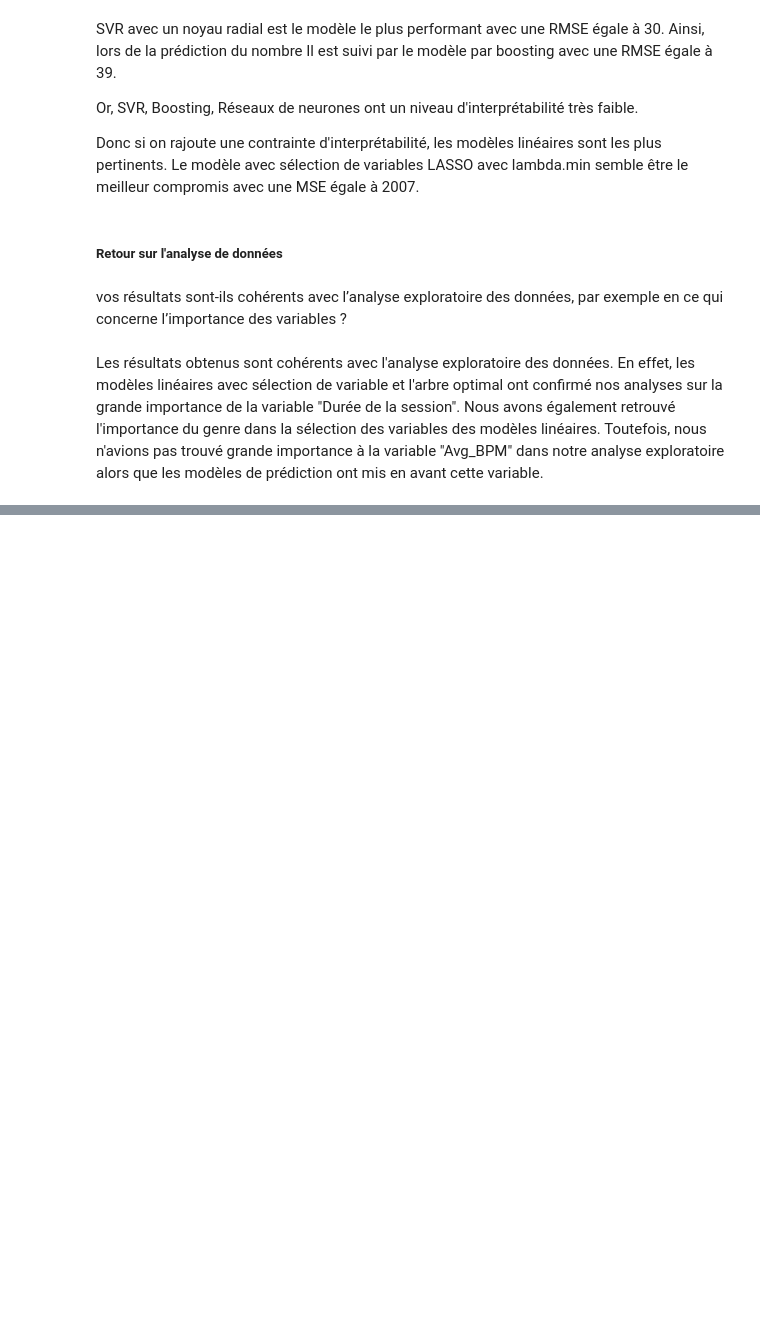
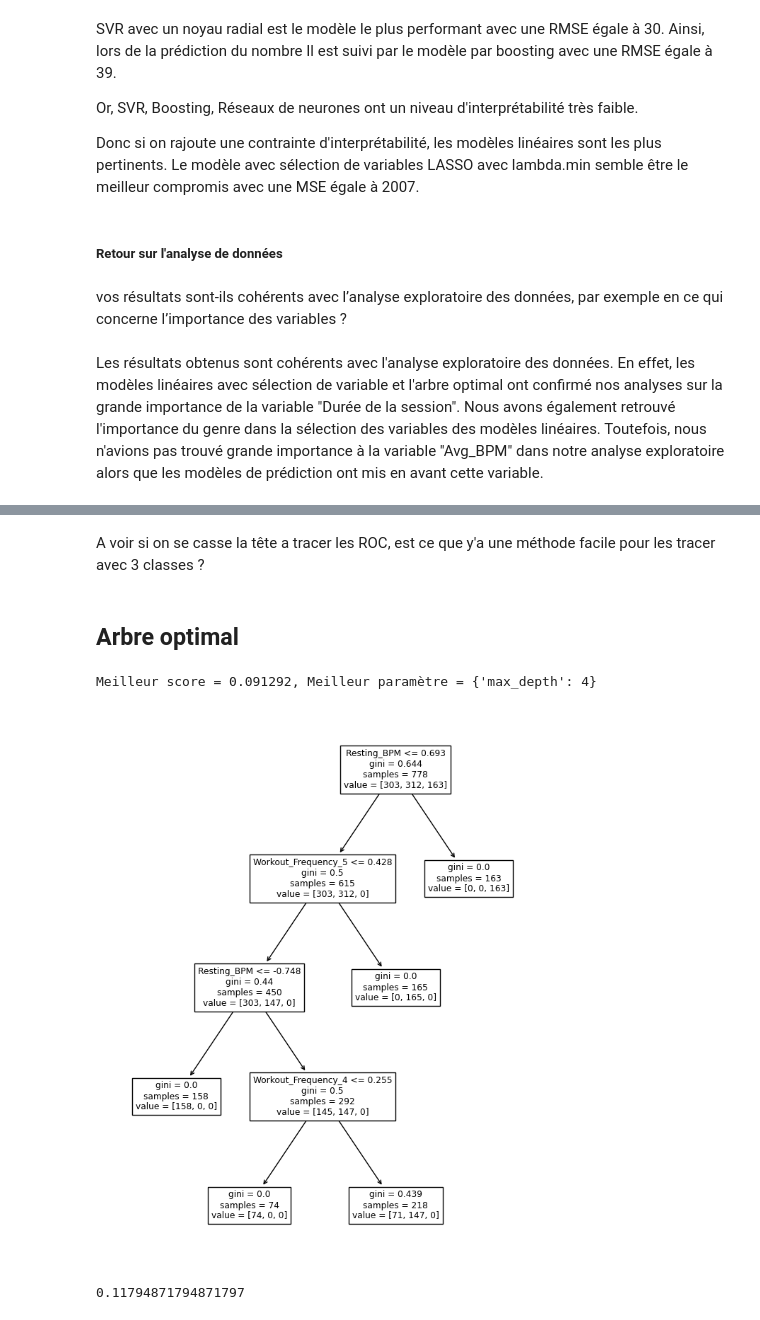
Before and after one commit to QUENTINTOUIL/Projet_ML, a Jupyter notebook: Python.ipynb, the cells around one changed output, grey strips where cells are left out. Saved outputs shown, nothing was run; the diff lists cells and outputs as text; code cells hidden in the pictures; blank space fills up the shorter version.

```diff
--- a/Python.ipynb
+++ b/Python.ipynb
@@ -560,0 +419,7 @@ Les résultats obtenus sont cohérents avec l'analyse exploratoire des données.
+# %%
+dfC2=pd.concat([GymDum,gymQuant],axis=1)
+dfC2=dfC2.drop(columns=["Experience_Level_1","Experience_Level_2", "Experience_Level_3"])
+
+dfC3=pd.concat([GymDum2,gymQuant],axis=1)
+
+dfC2.head()
@@ -560,0 +435,5 @@ Les résultats obtenus sont cohérents avec l'analyse exploratoire des données.
+# %%
+X1_train,X1_test,Y1_train,Y1_test=train_test_split(dfC2,Y1,test_size=0.2,random_state=17)
+X2_train,X2_test,Y2_train,Y2_test=train_test_split(dfC2,Y2,test_size=0.2,random_state=17)
+X3_train,X3_test,Y3_train,Y3_test=train_test_split(dfC2,Y3,test_size=0.2,random_state=17)
+X_train,X_test,Yb_train,Yb_test=train_test_split(dfC3,Yb,test_size=0.2,random_state=17)
@@ -560,0 +442,15 @@ Les résultats obtenus sont cohérents avec l'analyse exploratoire des données.
+# %%
+scaler = StandardScaler()
+scaler.fit(X1_train)
+scaler.fit(X2_train)
+scaler.fit(X3_train)
+scaler.fit(X_train)
+
+Xb1_train = scaler.fit_transform(X1_train)
+Xb1_test = scaler.transform(X1_test)
+Xb2_train = scaler.fit_transform(X2_train)
+Xb2_test = scaler.transform(X2_test)
+Xb3_train = scaler.fit_transform(X3_train)
+Xb3_test = scaler.transform(X3_test)
+Xb_train = scaler.fit_transform(X_train)
+Xb_test = scaler.transform(X_test)
@@ -560,0 +518,27 @@ Les résultats obtenus sont cohérents avec l'analyse exploratoire des données.
+# %% [markdown]
+A voir si on se casse la tête a tracer les ROC, est ce que y'a une méthode facile pour les tracer avec 3 classes ?
+# %% [markdown]
+## Arbre optimal
+# %%
+# Optimisation de la profondeur de l'arbre
+param=[{"max_depth":list(range(2,12))}]
+tree= GridSearchCV(DecisionTreeClassifier(),param,cv=10,n_jobs=-1)
+treeOpt=tree.fit(Xb_train, Yb_train)
+
+# paramètre optimal
+print("Meilleur score = %f, Meilleur paramètre = %s" % (1. - treeOpt.best_score_,treeOpt.best_params_))
+# %% [output]
+Meilleur score = 0.091292, Meilleur paramètre = {'max_depth': 4}
+# %%
+best_tree=DecisionTreeClassifier(max_depth=treeOpt.best_params_['max_depth'])
+best_tree.fit(Xb_train,Yb_train)
+plot_tree(best_tree,feature_names=dfC.columns.tolist());
+plt.show()
+# %% [output]
+[figure, added]
+# %%
+# Estimation de l'erreur de prévision
+precision_CART=treeOpt.score(Xb_test,Yb_test)
+1-precision_CART
+# %% [output]
+0.11794871794871797
```
Also changed, not shown: parts of 52 cells of this notebook, 1 other file.
